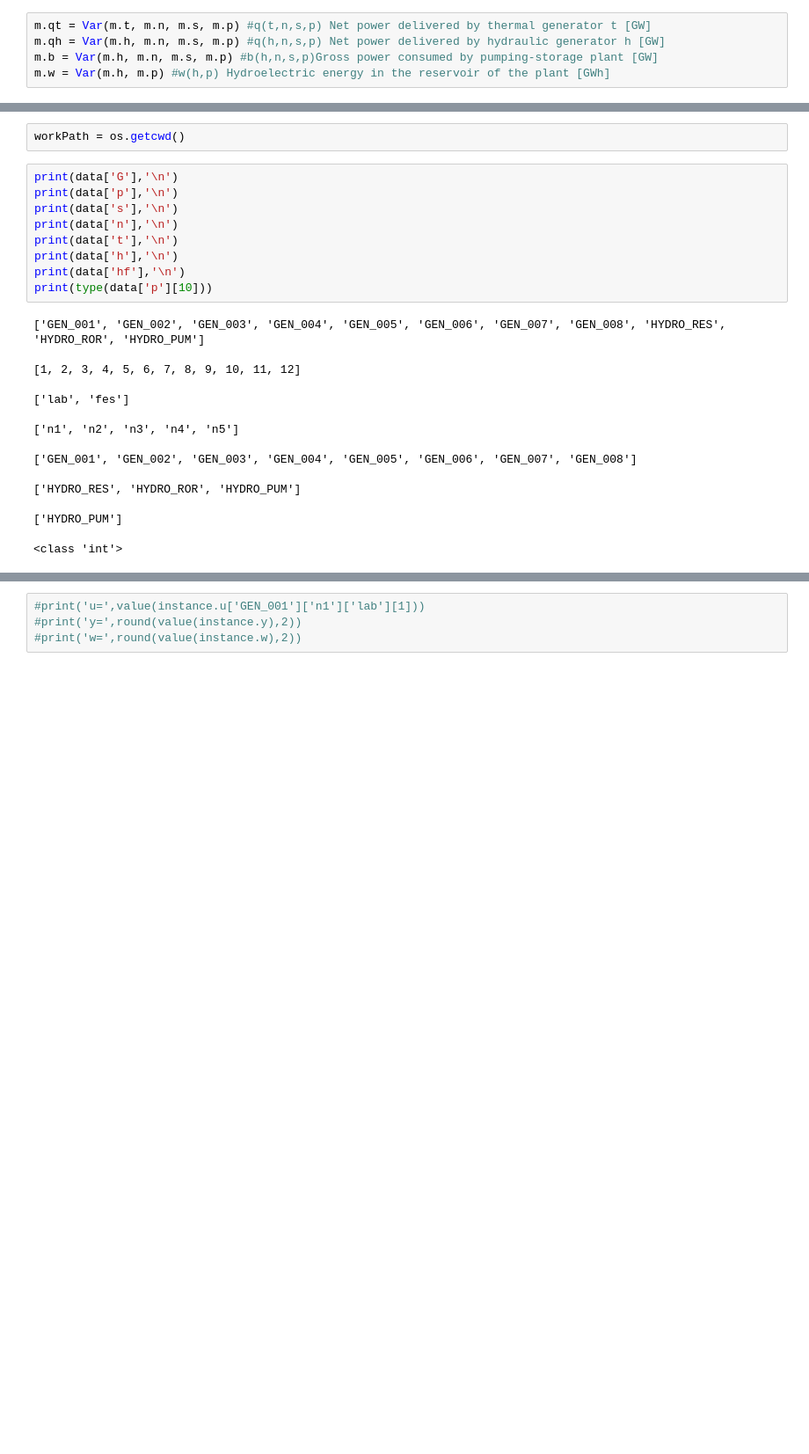
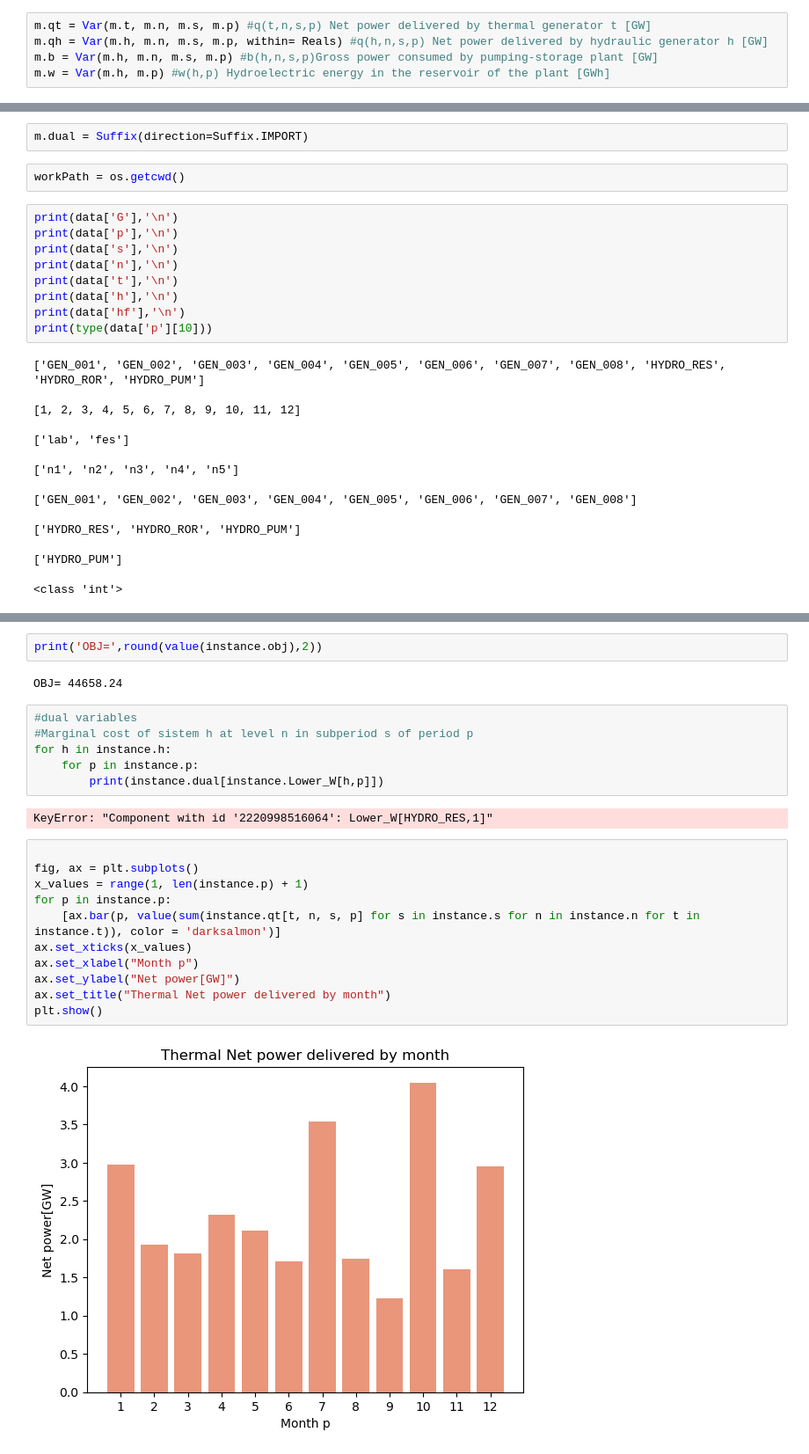
Before and after one commit to juanraposo2000/PYOMO, a Jupyter notebook: MMP_PYOMO.ipynb, the cells around one changed output, grey strips where cells are left out. Shown at 88% size. Cells and saved outputs as stored; diff of their text form; blank space fills up the shorter version.

```diff
--- a/MMP_PYOMO.ipynb
+++ b/MMP_PYOMO.ipynb
@@ -64,7 +64,7 @@ m.y = Var(m.t,m.s, m.p, within= Binary)#y(t,s,p) Start up decision for generator
 #m.z = Var(m.G, within= Binary)#z(p,s,g) Shut down decision for generator g #IT IS NOT USED IN THE MODEL
 # %%
 m.qt = Var(m.t, m.n, m.s, m.p) #q(t,n,s,p) Net power delivered by thermal generator t [GW]
-m.qh = Var(m.h, m.n, m.s, m.p) #q(h,n,s,p) Net power delivered by hydraulic generator h [GW]
+m.qh = Var(m.h, m.n, m.s, m.p, within= Reals) #q(h,n,s,p) Net power delivered by hydraulic generator h [GW]
 m.b = Var(m.h, m.n, m.s, m.p) #b(h,n,s,p)Gross power consumed by pumping-storage plant [GW]
 m.w = Var(m.h, m.p) #w(h,p) Hydroelectric energy in the reservoir of the plant [GWh]
 # %%
@@ -129,6 +130,8 @@ def Min_Grid_rule(m,t,n,s,p):
     return m.qt[t,n,s,p] >= m.qred[t,n,s,p]
 
 m.Min_Grid = Constraint(m.t, m.n, m.s, m.p, rule = Min_Grid_rule)
+# %%
+m.dual = Suffix(direction=Suffix.IMPORT)
 # %%
 workPath = os.getcwd()
 # %%
@@ -210,6 +215,27 @@ else:
 # %% [output]
 feasible
 # %%
-#print('u=',value(instance.u['GEN_001']['n1']['lab'][1]))
-#print('y=',round(value(instance.y),2))
-#print('w=',round(value(instance.w),2))
+print('OBJ=',round(value(instance.obj),2))
+# %% [output]
+OBJ= 44658.24
+# %%
+#dual variables
+#Marginal cost of sistem h at level n in subperiod s of period p
+for h in instance.h:
+    for p in instance.p:
+        print(instance.dual[instance.Lower_W[h,p]])
+# %% [output]
+KeyError: "Component with id '2220998516064': Lower_W[HYDRO_RES,1]"
+# %%
+
+fig, ax = plt.subplots()
+x_values = range(1, len(instance.p) + 1)
+for p in instance.p:
+    [ax.bar(p, value(sum(instance.qt[t, n, s, p] for s in instance.s for n in instance.n for t in instance.t)), color = 'darksalmon')]
+ax.set_xticks(x_values)
+ax.set_xlabel("Month p")
+ax.set_ylabel("Net power[GW]")
+ax.set_title("Thermal Net power delivered by month")
+plt.show()
+# %% [output]
+[figure, added]
```
Also changed, not shown: parts of 17 cells of this notebook.
